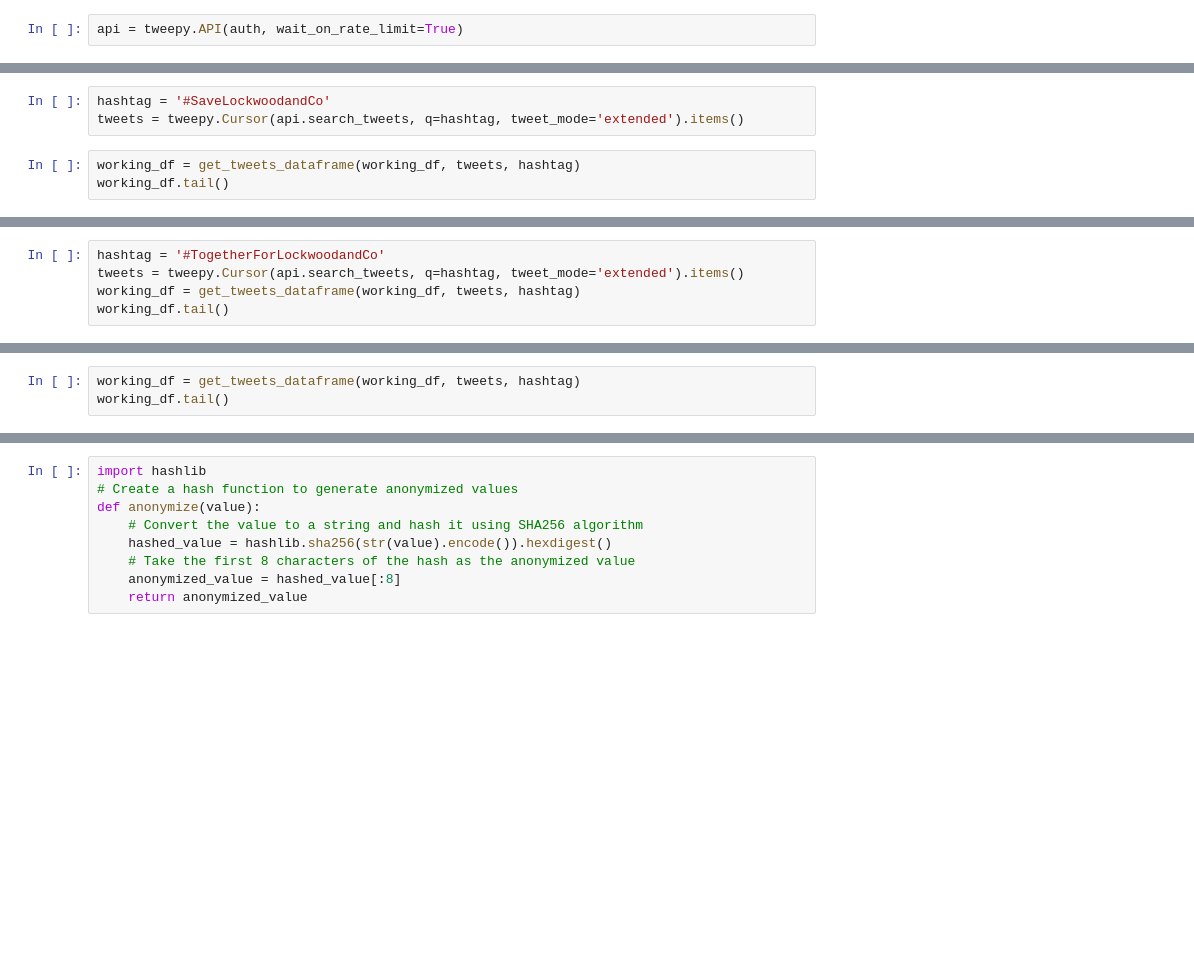
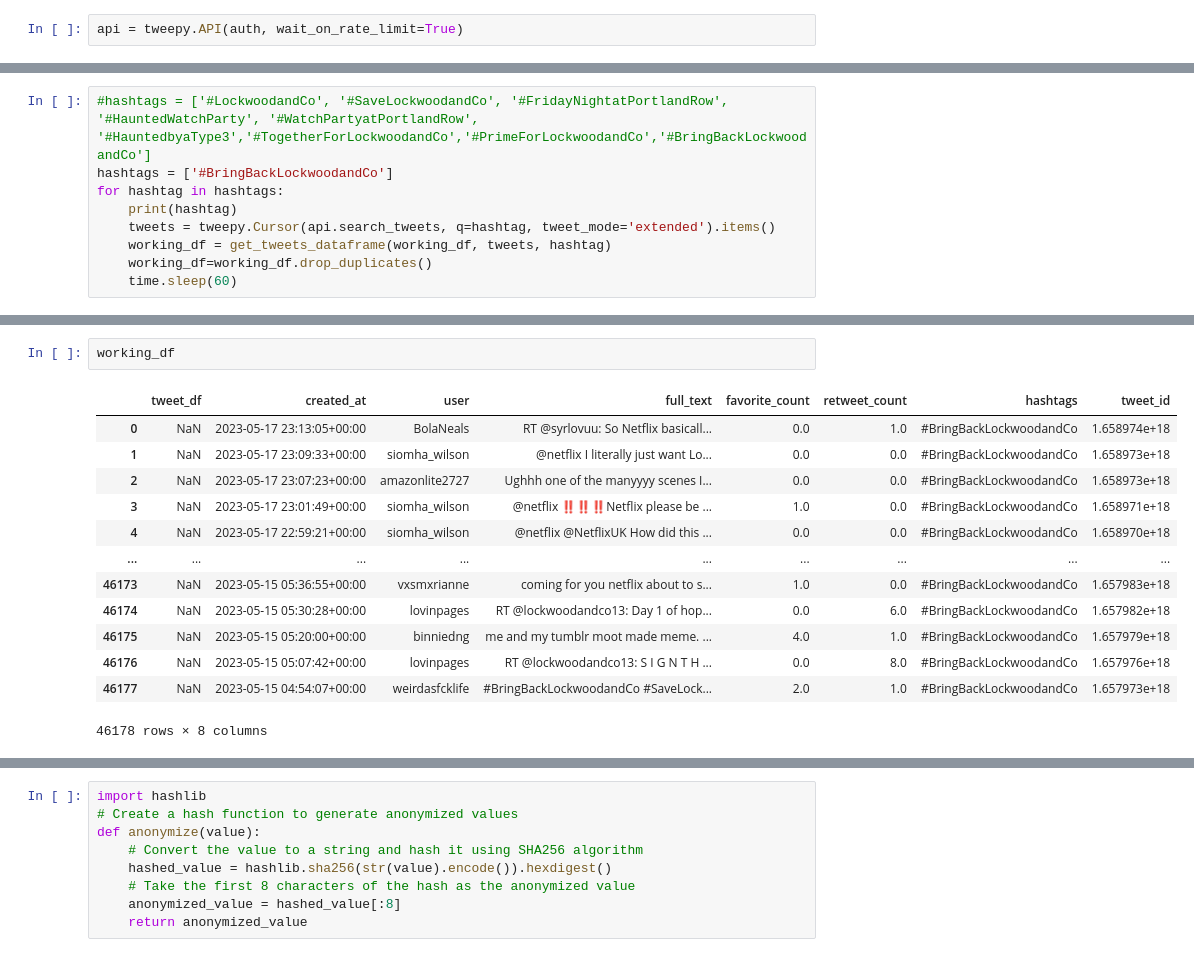
Before and after one commit to biogear13/ao3lockwood-co, a Jupyter notebook: tweeter_scraper.ipynb, the cells around one changed output, grey strips where cells are left out. Cells and saved outputs as stored; diff of their text form; blank space fills up the shorter version.

```diff
--- a/tweeter_scraper.ipynb
+++ b/tweeter_scraper.ipynb
@@ -63,6 +44,0 @@ They thought a show that didn’t sexualize teens would… 0 40 #LockwoodandCo
-# %%
-hashtag = '#SaveLockwoodandCo'
-tweets = tweepy.Cursor(api.search_tweets, q=hashtag, tweet_mode='extended').items()
-# %%
-working_df = get_tweets_dataframe(working_df, tweets, hashtag)
-working_df.tail()
@@ -167,6 +45,10 @@ Rate limit reached. Sleeping for: 635
 # %%
-hashtag = '#TogetherForLockwoodandCo'
-tweets = tweepy.Cursor(api.search_tweets, q=hashtag, tweet_mode='extended').items()
-working_df = get_tweets_dataframe(working_df, tweets, hashtag)
-working_df.tail()
+#hashtags = ['#LockwoodandCo', '#SaveLockwoodandCo', '#FridayNightatPortlandRow', '#HauntedWatchParty', '#WatchPartyatPortlandRow', '#HauntedbyaType3','#TogetherForLockwoodandCo','#PrimeForLockwoodandCo','#BringBackLockwoodandCo']
+hashtags = ['#BringBackLockwoodandCo']
+for hashtag in hashtags:
+    print(hashtag)
+    tweets = tweepy.Cursor(api.search_tweets, q=hashtag, tweet_mode='extended').items()
+    working_df = get_tweets_dataframe(working_df, tweets, hashtag)
+    working_df=working_df.drop_duplicates()
+    time.sleep(60)
 # %% [output]
@@ -213,3 +71,0 @@ tweets = tweepy.Cursor(api.search_tweets, q=hashtag, tweet_mode='extended').item
-# %%
-working_df = get_tweets_dataframe(working_df, tweets, hashtag)
-working_df.tail()
@@ -240,0 +72,16 @@ Rate limit reached. Sleeping for: 74
+# %%
+working_df
+# %% [output]
+|  | tweet_df | created_at | user | full_text | favorite_count | retweet_count | hashtags | tweet_id |
+| 0 | NaN | 2023-05-17 23:13:05+00:00 | BolaNeals | RT @syrlovuu: So Netflix basicall... | 0.0 | 1.0 | #BringBackLockwoodandCo | 1.658974e+18 |
+| 1 | NaN | 2023-05-17 23:09:33+00:00 | siomha_wilson | @netflix I literally just want Lo... | 0.0 | 0.0 | #BringBackLockwoodandCo | 1.658973e+18 |
+| 2 | NaN | 2023-05-17 23:07:23+00:00 | amazonlite2727 | Ughhh one of the manyyyy scenes I... | 0.0 | 0.0 | #BringBackLockwoodandCo | 1.658973e+18 |
+| 3 | NaN | 2023-05-17 23:01:49+00:00 | siomha_wilson | @netflix ‼️‼️‼️Netflix please be ... | 1.0 | 0.0 | #BringBackLockwoodandCo | 1.658971e+18 |
+| 4 | NaN | 2023-05-17 22:59:21+00:00 | siomha_wilson | @netflix @NetflixUK How did this ... | 0.0 | 0.0 | #BringBackLockwoodandCo | 1.658970e+18 |
+| ... | ... | ... | ... | ... | ... | ... | ... | ... |
+| 46173 | NaN | 2023-05-15 05:36:55+00:00 | vxsmxrianne | coming for you netflix about to s... | 1.0 | 0.0 | #BringBackLockwoodandCo | 1.657983e+18 |
+| 46174 | NaN | 2023-05-15 05:30:28+00:00 | lovinpages | RT @lockwoodandco13: Day 1 of hop... | 0.0 | 6.0 | #BringBackLockwoodandCo | 1.657982e+18 |
+| 46175 | NaN | 2023-05-15 05:20:00+00:00 | binniedng | me and my tumblr moot made meme. ... | 4.0 | 1.0 | #BringBackLockwoodandCo | 1.657979e+18 |
+| 46176 | NaN | 2023-05-15 05:07:42+00:00 | lovinpages | RT @lockwoodandco13: S I G N T H ... | 0.0 | 8.0 | #BringBackLockwoodandCo | 1.657976e+18 |
+| 46177 | NaN | 2023-05-15 04:54:07+00:00 | weirdasfcklife | #BringBackLockwoodandCo #SaveLock... | 2.0 | 1.0 | #BringBackLockwoodandCo | 1.657973e+18 |
+46178 rows × 8 columns
```
Also changed, not shown: parts of 16 cells of this notebook, 9 other files.
